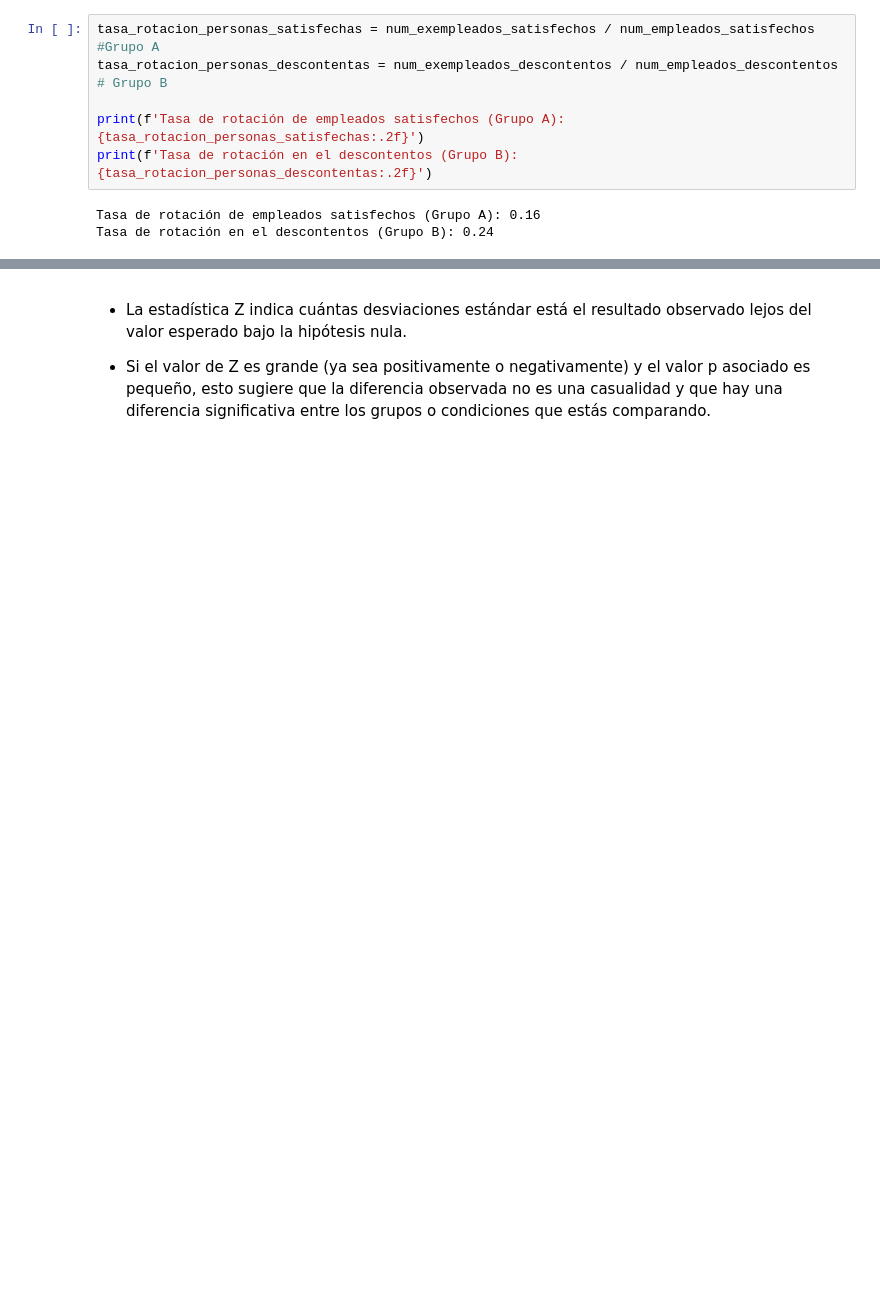
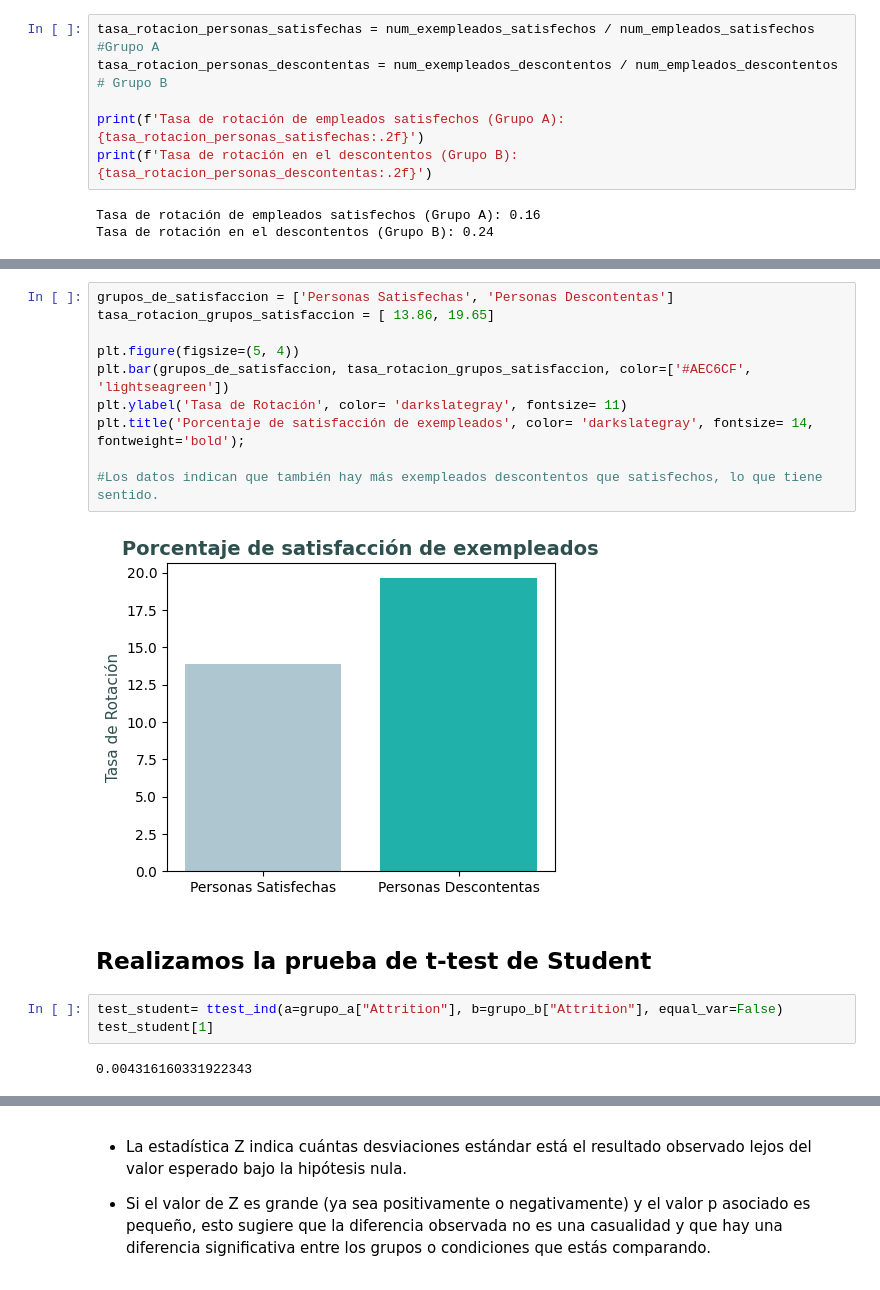
Before and after one commit to nuriancg/project-da-promo-H-module-3-team-1, a Jupyter notebook: Fase4_abTesting.ipynb, the cells around one changed output, grey strips where cells are left out. Drawn from its saved outputs; the diff is of its cells as text; blank space fills up the shorter version.

```diff
--- a/Fase4_abTesting.ipynb
+++ b/Fase4_abTesting.ipynb
@@ -214,0 +115,19 @@ plt.title('Tasa de Rotación por nivel de Satisfacción');
+# %%
+grupos_de_satisfaccion = ['Personas Satisfechas', 'Personas Descontentas']
+tasa_rotacion_grupos_satisfaccion = [ 13.86, 19.65]
+
+plt.figure(figsize=(5, 4))
+plt.bar(grupos_de_satisfaccion, tasa_rotacion_grupos_satisfaccion, color=['#AEC6CF', 'lightseagreen'])
+plt.ylabel('Tasa de Rotación', color= 'darkslategray', fontsize= 11)
+plt.title('Porcentaje de satisfacción de exempleados', color= 'darkslategray', fontsize= 14,  fontweight='bold');
+
+#Los datos indican que también hay más exempleados descontentos que satisfechos, lo que tiene sentido.
+# %% [output]
+[figure, added]
+# %% [markdown]
+## Realizamos la prueba de t-test de Student
+# %%
+test_student= ttest_ind(a=grupo_a["Attrition"], b=grupo_b["Attrition"], equal_var=False)
+test_student[1]
+# %% [output]
+0.004316160331922343
```
Also changed, not shown: parts of 42 cells of this notebook, 1 other file.
